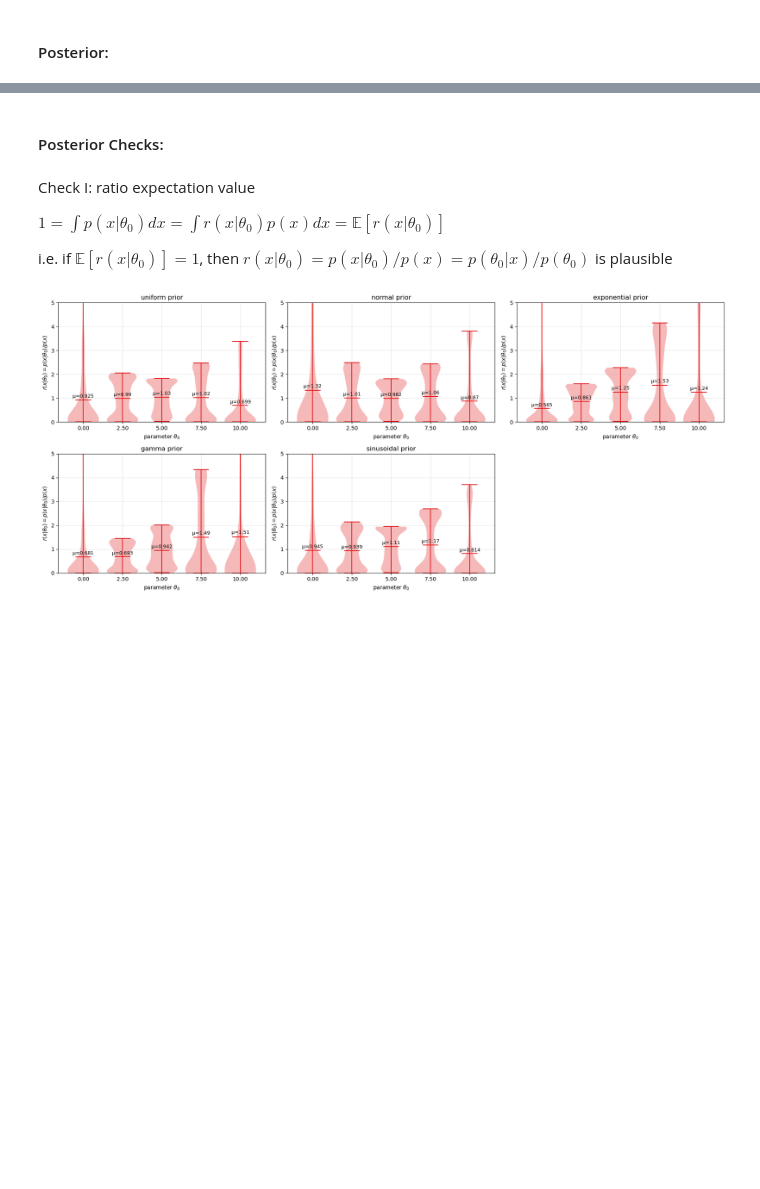
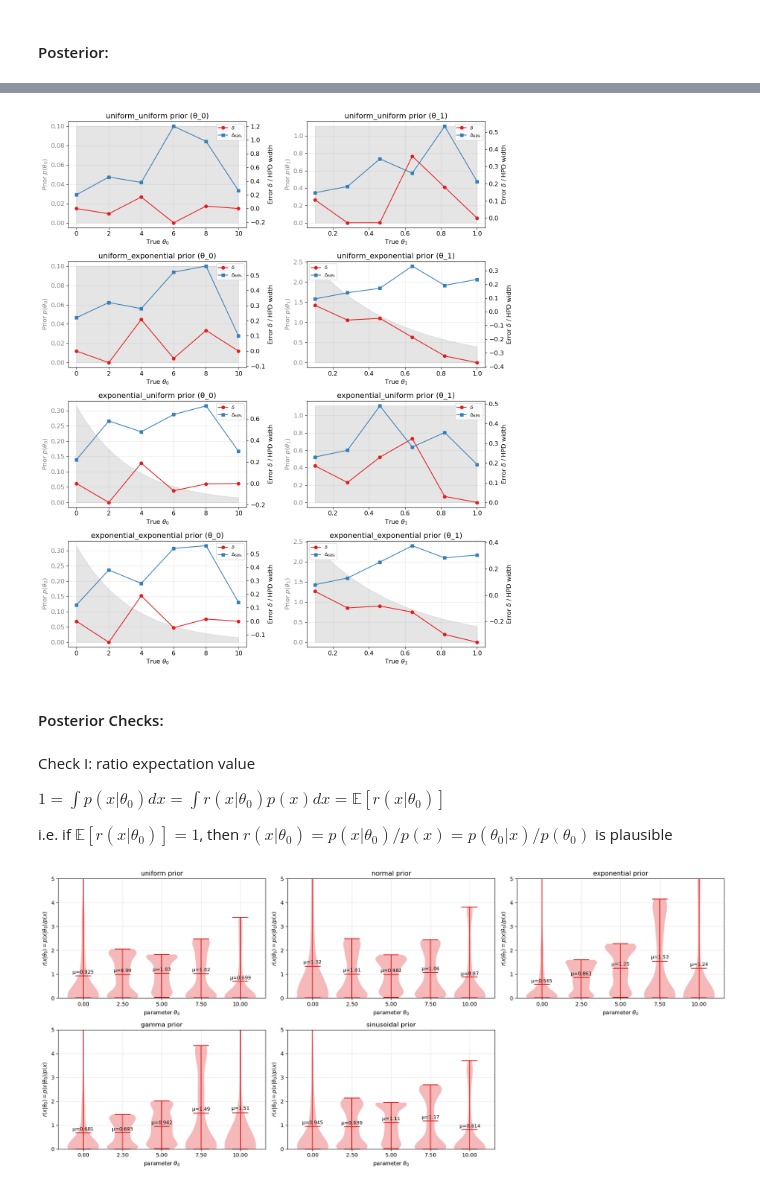
Before and after one commit to nabil-2/NNPD, a Jupyter notebook: toy_example_nD.ipynb, the cells around one changed output, grey strips where cells are left out. Cells and saved outputs as stored; diff of their text form; code cells hidden in the pictures; blank space fills up the shorter version.

```diff
--- a/toy_example_nD.ipynb
+++ b/toy_example_nD.ipynb
@@ -1037,5 +1383,16 @@ ValueError: could not broadcast input array from shape (10,) into shape (1000000
-# %% [markdown]
-#### Posterior Checks:
+# %%
+save = True
+n_repititions_per_parameter=10
+parameters_min_max = [config["data"][f"parameter{i}_range"] for i in range(config["data"]["n_parameters"])]
+all_parameters_in_range = [np.linspace(parameters_min_max[i][0], parameters_min_max[i][1], n_parameters) for i in range(len(parameters_min_max))]
+inference_data = create_inference_data(n_parameters_to_infer=[6, 6], parameters_min_max=parameters_min_max, margin=[0, 0], n_repititions_per_parameter=10)
+all_posteriors, all_HPDs, all_ratios = get_posteriors_and_errors(inference_data, all_parameters_in_range)
+plot_error_and_hpd_width(all_HPDs, inference_data, all_posteriors, all_parameters_in_range, priors, filename=filename_error_and_hpd_width)
+plot_error_and_hpd_width(all_HPDs, inference_data, all_ratios, all_parameters_in_range, priors, filename=filename_error_and_hpd_width_ratios)
+# %% [output]
+[figure, added]
+# %% [markdown]
+#### Posterior Checks:
 # %% [markdown]
 Check I: ratio expectation value
 
```
Also changed, not shown: parts of 12 cells of this notebook, 55 other files.
